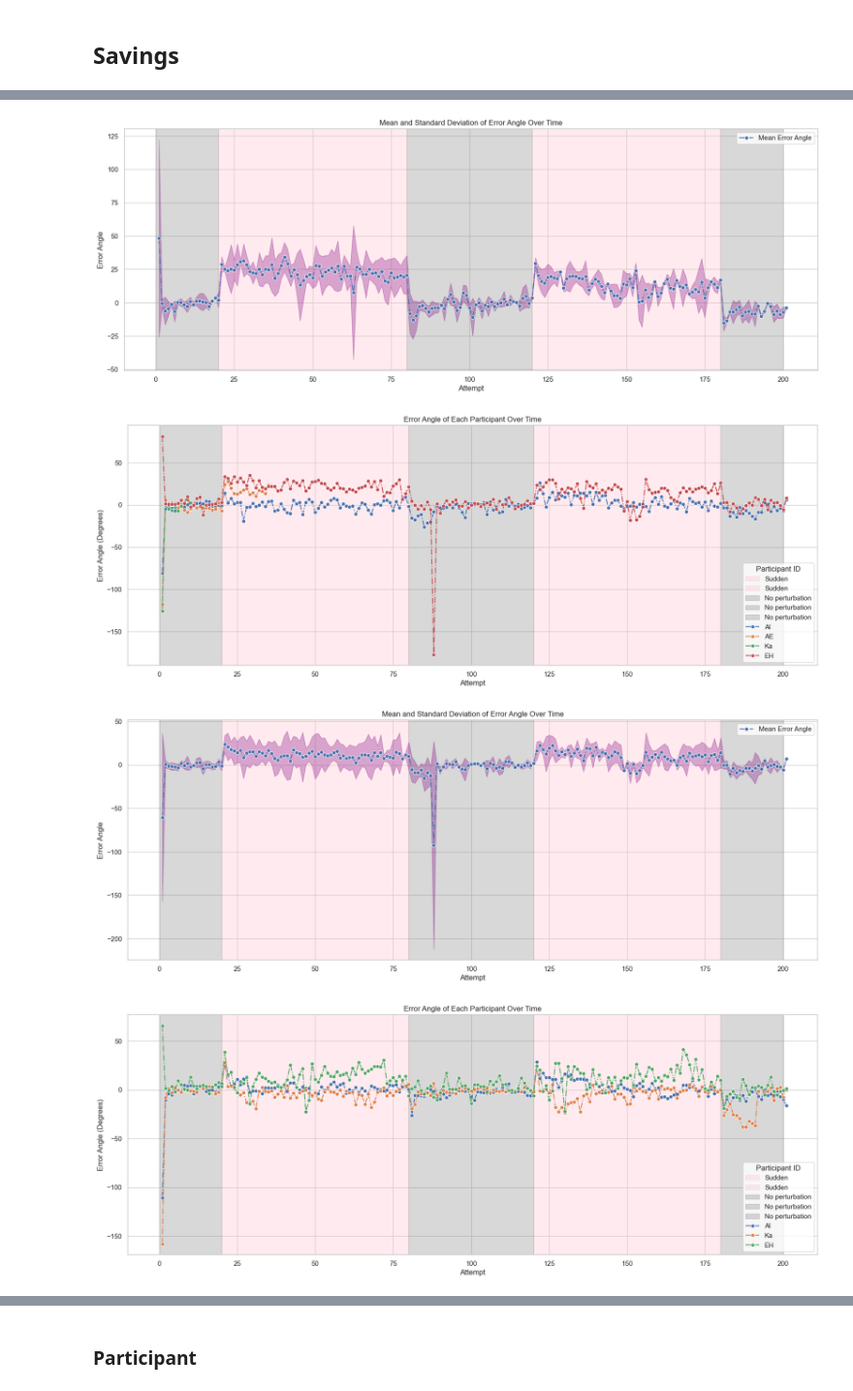
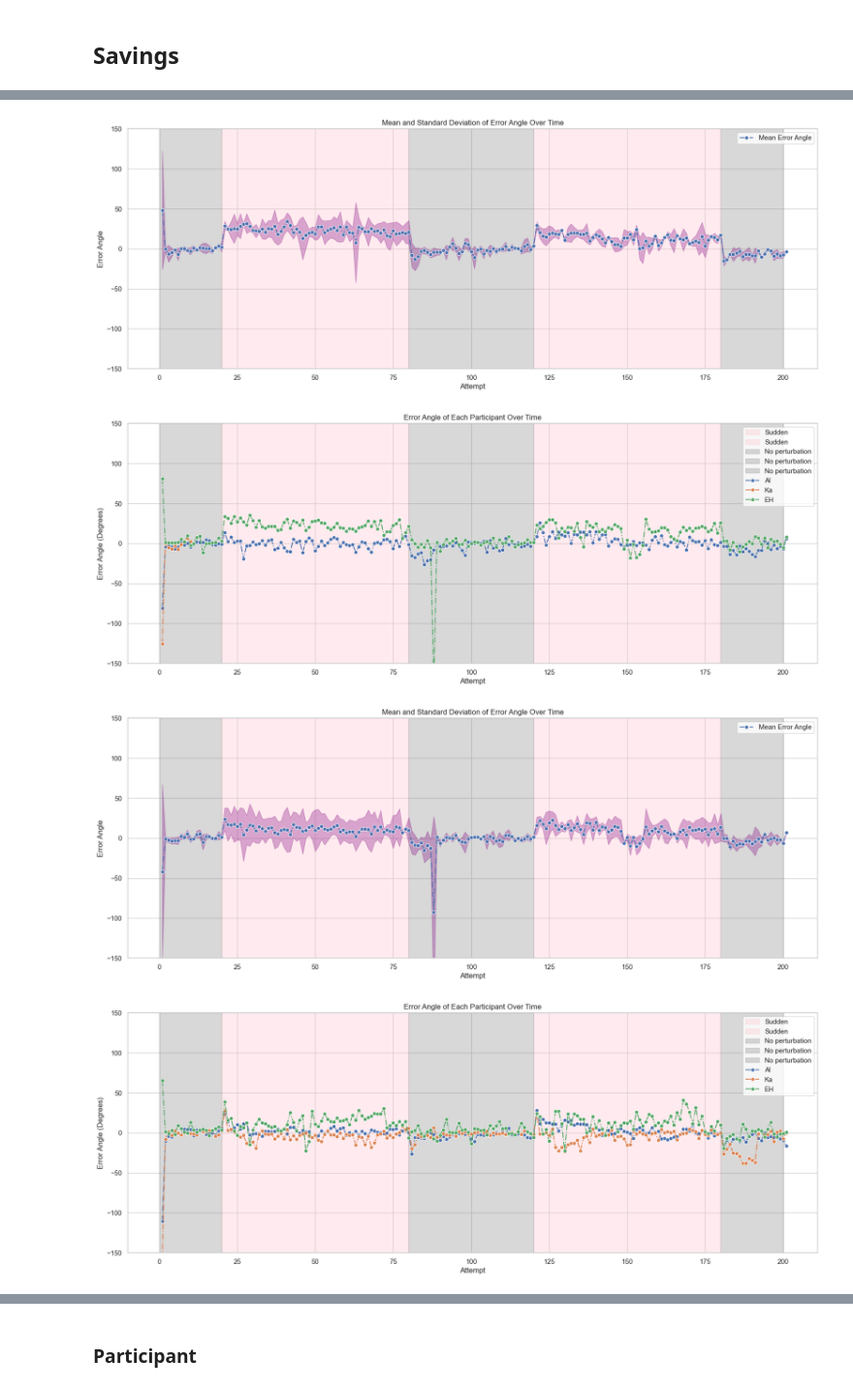
Before and after one commit to Ahmed-Eldably/neural_modelling_24, a Jupyter notebook: computatinal_motor_learning/02_saving_generalizations_interference/data_vizualization.ipynb, the cells around one changed output, grey strips where cells are left out. Shown at 97% size. Cells and saved outputs as stored; diff of their text form; code cells hidden in the pictures.

Commit message:
Updating the ylim

```diff
--- a/computatinal_motor_learning/02_saving_generalizations_interference/data_vizualization.ipynb
+++ b/computatinal_motor_learning/02_saving_generalizations_interference/data_vizualization.ipynb
@@ -39,6 +39,12 @@ def load_generalization_data(phase):
     Load generalization data for all participants in a phase.
     """
     return load_experiment_data('generalization', phase)
+# %%
+def load_bonus_data(phase):
+    """
+    Load bonus data for all participants in a phase.
+    """
+    return load_experiment_data('bonus', phase)
 # %% [markdown]
 # Group A : Generalization
 # %%
@@ -54,28 +60,40 @@ experimental_condition_color_mapping = {
 # %% [markdown]
 ## Savings
 # %%
-def plot_error_angle_for_participants(subjects,  experimental_conditions):
+def plot_error_angle_for_participants(subjects, experimental_conditions):
     """
     Plot error angle for all participants.
     """
     plt.figure(figsize=(20, 7))
-    # plot the target angle for each session
-    # Mark regions of no perturbation and sudden perturbation.
-    # For each region, shade the region with a different color
-    experimental_condition_color_mapping= {
+
+    # Define color mapping for experimental conditions
+    experimental_condition_color_mapping = {
         'sudden': 'pink',
         'no perturbation': 'grey'
     }
 
+    # Shade regions based on experimental conditions
     for region, region_limits in experimental_conditions.items():
         for region_limit in region_limits:
-            plt.axvspan(region_limit[0], region_limit[1], color=experimental_condition_color_mapping[region], alpha=0.3, label=region.capitalize())
+            plt.axvspan(region_limit[0], region_limit[1],
+                        color=experimental_condition_color_mapping[region],
+                        alpha=0.3, label=region.capitalize())
 
-    sns.lineplot(x='Attempt', y='Error Angle', data=subjects, hue='Participant ID', linestyle='-.', marker='o')
+    # Plot error angles for each participant
+    sns.lineplot(x='Attempt', y='Error Angle', data=subjects,
+                 hue='Participant ID', linestyle='-.', marker='o')
 
+    # Set labels and title
     plt.xlabel('Attempt')
     plt.ylabel('Error Angle (Degrees)')
     plt.title('Error Angle of Each Participant Over Time')
+
+    # Set y-axis limits to [-150, 150]
+    plt.ylim(-150, 150)
+
+    # Show legend and plot
+    plt.legend()
+    plt.show()
 # %%
 def plot_cross_participant_error_angles(subjects, experimental_conditions):
     # Plot the mean and standard deviation of the error angle for each time-step across participants
@@ -90,7 +108,8 @@ def plot_cross_participant_error_angles(subjects, experimental_conditions):
 
     sns.lineplot(x='Attempt', y='Error Angle', data=mean_error_angles.reset_index(), label='Mean Error Angle', marker='o', linestyle='-.')
     plt.fill_between(mean_error_angles.index, mean_error_angles - std_error_angles, mean_error_angles + std_error_angles, color='purple', alpha=0.3)
-    plt.legend
+    plt.ylim(-150, 150)
+    plt.legend()
     plt.title('Mean and Standard Deviation of Error Angle Over Time')
 # %%
 savings_subjects_phase_0 =load_savings_data(0)
@@ -100,6 +119,9 @@ subjects_generalization_0 = load_generalization_data(0)
 subjects_generalization_1 = load_generalization_data(1)
 subjects_generalization_2 = load_generalization_data(2)
 subjects_generalization_3 = load_generalization_data(3)
+
+bonus_subjects_phase_0 = load_bonus_data(0)
+bonus_subjects_phase_1 = load_bonus_data(1)
 # %%
 plot_error_angle_for_participants(savings_subjects_phase_0, experimental_conditions)
 plot_cross_participant_error_angles(savings_subjects_phase_0, experimental_conditions)
@@ -118,4 +140,10 @@ plot_cross_participant_error_angles(subjects_generalization_2, experimental_cond
 
 plot_error_angle_for_participants(subjects_generalization_3, experimental_conditions)
 plot_cross_participant_error_angles(subjects_generalization_3, experimental_conditions)
+
+plot_error_angle_for_participants(bonus_subjects_phase_0, experimental_conditions)
+plot_cross_participant_error_angles(bonus_subjects_phase_0, experimental_conditions)
+
+plot_error_angle_for_participants(bonus_subjects_phase_1, experimental_conditions)
+plot_cross_participant_error_angles(bonus_subjects_phase_1, experimental_conditions)
 # %% [output]
@@ -125,4 +153,4 @@ plot_cross_participant_error_angles(subjects_generalization_3, experimental_cond
-[figure, old version]
+[figure, new version]
-[figure, old version]
+[figure, new version]
-[figure, old version]
+[figure, new version]
-[figure, old version]
+[figure, new version]
```
Also changed, not shown: parts of 1 cell of this notebook.
